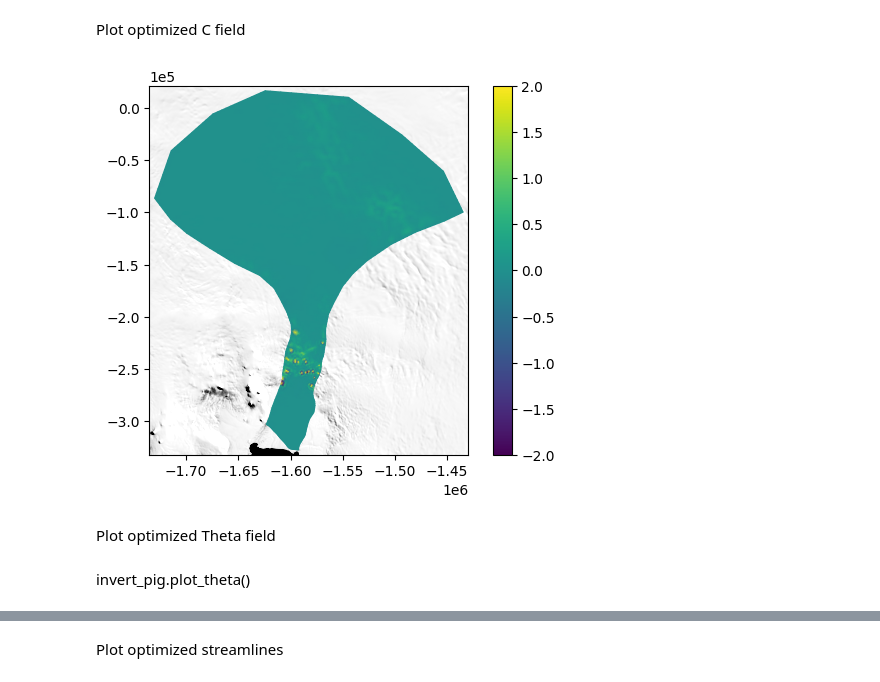
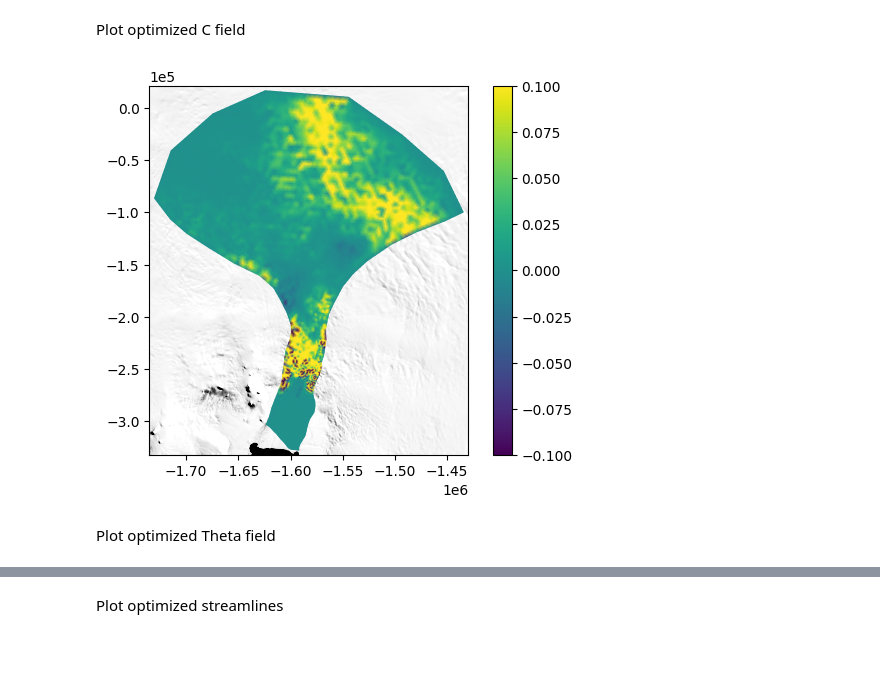
Before and after one commit to racheetmatai/icepack-inverse, a Jupyter notebook: pine_island_inversion.ipynb, the cells around one changed output, grey strips where cells are left out. Cells and saved outputs as stored; diff of their text form; code cells hidden in the pictures; blank space fills up the shorter version.

```diff
--- a/pine_island_inversion.ipynb
+++ b/pine_island_inversion.ipynb
@@ -77,10 +75,8 @@ firedrake.assemble(invert_pig.loss_functional(u_optimized))
 # %% [markdown]
 Plot optimized C field
 # %%
-invert_pig.plot_C()
+invert_pig.plot_C(vmin = -0.1, vmax= 0.1)
 # %% [output]
-[figure, old version]
+[figure, new version]
 # %% [markdown]
 Plot optimized Theta field
-# %% [markdown]
-invert_pig.plot_theta()
```
Also changed, not shown: parts of 2 cells of this notebook.
